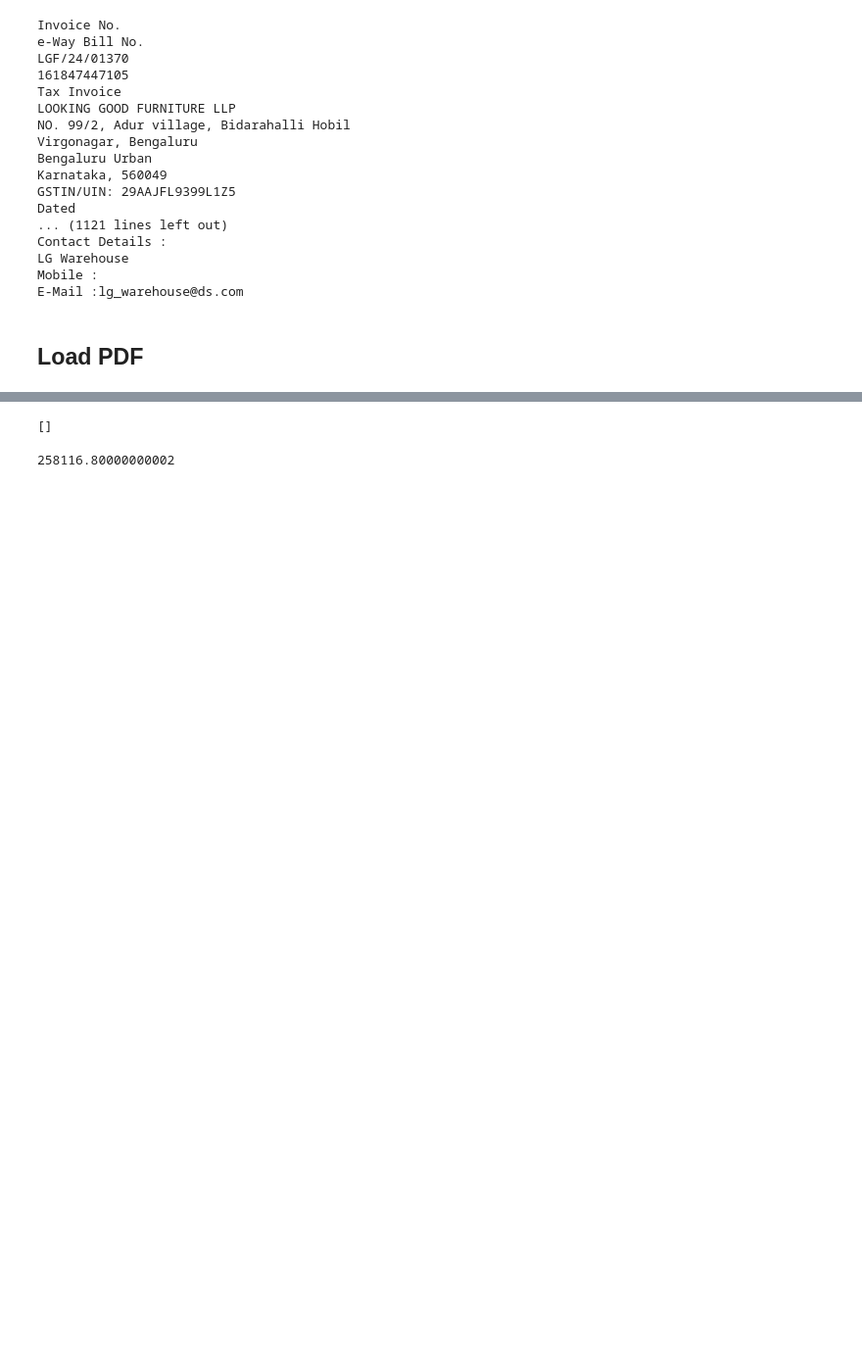
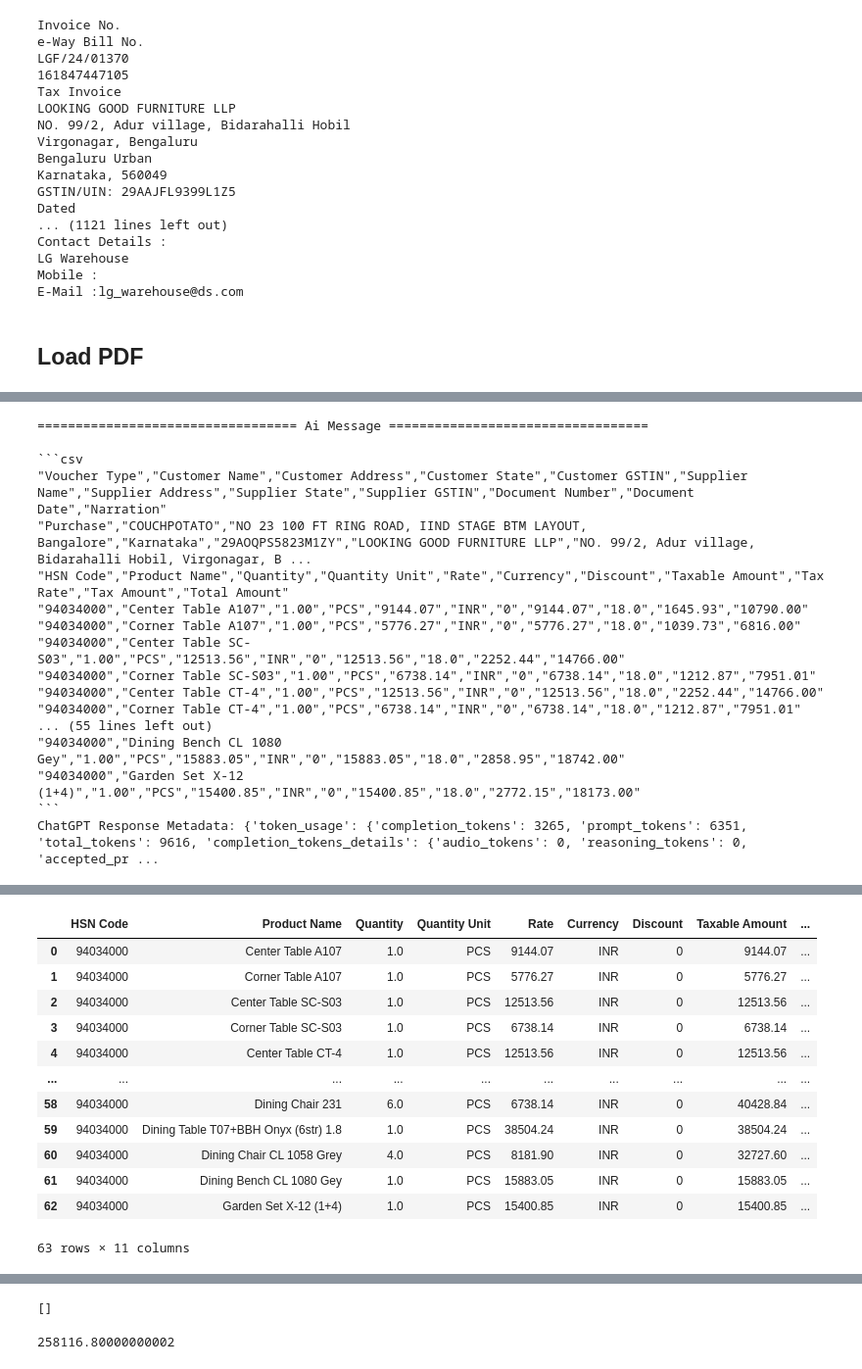
Before and after one commit to relaxxpls/entryzen-server, a Jupyter notebook: tally-ai.ipynb, the cells around one changed output, grey strips where cells are left out. Shown at 98% size. Saved outputs shown, nothing was run; the diff lists cells and outputs as text; code cells hidden in the pictures; blank space fills up the shorter version.

````diff
--- a/tally-ai.ipynb
+++ b/tally-ai.ipynb
@@ -71,0 +72,29 @@ ParserError: Error tokenizing data. C error: Expected 1 fields in line 4, saw 12
+# %%
+import src.parse_pdf as parse_pdf
+import src.tally_connector as tc
+
+# company_name = tc.get_tally_company()
+company_name = "Amgil Labs"
+filename = "./invoices//8.pdf"
+common_df, items_df = parse_pdf.parse_pdf(company_name, filename)
+
+display(common_df)
+display(items_df)
+# %% [output]
+================================== Ai Message ==================================
+
+```csv
+"Voucher Type","Customer Name","Customer Address","Customer State","Customer GSTIN","Supplier Name","Supplier Address","Supplier State","Supplier GSTIN","Document Number","Document Date","Narration"
+"Purchase","COUCHPOTATO","NO 23 100 FT RING ROAD, IIND STAGE BTM LAYOUT, Bangalore","Karnataka","29AOQPS5823M1ZY","LOOKING GOOD FURNITURE LLP","NO. 99/2, Adur village, Bidarahalli Hobil, Virgonagar, B ...
+"HSN Code","Product Name","Quantity","Quantity Unit","Rate","Currency","Discount","Taxable Amount","Tax Rate","Tax Amount","Total Amount"
+"94034000","Center Table A107","1.00","PCS","9144.07","INR","0","9144.07","18.0","1645.93","10790.00"
+"94034000","Corner Table A107","1.00","PCS","5776.27","INR","0","5776.27","18.0","1039.73","6816.00"
+"94034000","Center Table SC-S03","1.00","PCS","12513.56","INR","0","12513.56","18.0","2252.44","14766.00"
+"94034000","Corner Table SC-S03","1.00","PCS","6738.14","INR","0","6738.14","18.0","1212.87","7951.01"
+"94034000","Center Table CT-4","1.00","PCS","12513.56","INR","0","12513.56","18.0","2252.44","14766.00"
+"94034000","Corner Table CT-4","1.00","PCS","6738.14","INR","0","6738.14","18.0","1212.87","7951.01"
+... (55 lines left out)
+"94034000","Dining Bench CL 1080 Gey","1.00","PCS","15883.05","INR","0","15883.05","18.0","2858.95","18742.00"
+"94034000","Garden Set X-12 (1+4)","1.00","PCS","15400.85","INR","0","15400.85","18.0","2772.15","18173.00"
+```
+ChatGPT Response Metadata: {'token_usage': {'completion_tokens': 3265, 'prompt_tokens': 6351, 'total_tokens': 9616, 'completion_tokens_details': {'audio_tokens': 0, 'reasoning_tokens': 0, 'accepted_pr ...
@@ -72,3 +103,16 @@ ParserError: Error tokenizing data. C error: Expected 1 fields in line 4, saw 12
+|  | HSN Code | Product Name | Quantity | Quantity Unit | Rate | Currency | Discount | Taxable Amount | ... |
+| 0 | 94034000 | Center Table A107 | 1.0 | PCS | 9144.07 | INR | 0 | 9144.07 | ... |
+| 1 | 94034000 | Corner Table A107 | 1.0 | PCS | 5776.27 | INR | 0 | 5776.27 | ... |
+| 2 | 94034000 | Center Table SC-S03 | 1.0 | PCS | 12513.56 | INR | 0 | 12513.56 | ... |
+| 3 | 94034000 | Corner Table SC-S03 | 1.0 | PCS | 6738.14 | INR | 0 | 6738.14 | ... |
+| 4 | 94034000 | Center Table CT-4 | 1.0 | PCS | 12513.56 | INR | 0 | 12513.56 | ... |
+| ... | ... | ... | ... | ... | ... | ... | ... | ... | ... |
+| 58 | 94034000 | Dining Chair 231 | 6.0 | PCS | 6738.14 | INR | 0 | 40428.84 | ... |
+| 59 | 94034000 | Dining Table T07+BBH Onyx (6str) 1.8 | 1.0 | PCS | 38504.24 | INR | 0 | 38504.24 | ... |
+| 60 | 94034000 | Dining Chair CL 1058 Grey | 4.0 | PCS | 8181.90 | INR | 0 | 32727.60 | ... |
+| 61 | 94034000 | Dining Bench CL 1080 Gey | 1.0 | PCS | 15883.05 | INR | 0 | 15883.05 | ... |
+| 62 | 94034000 | Garden Set X-12 (1+4) | 1.0 | PCS | 15400.85 | INR | 0 | 15400.85 | ... |
+63 rows × 11 columns
 # %%
 import src.tally_connector as tc
 
````
Also changed, not shown: parts of 2 cells of this notebook, 1 other file.
